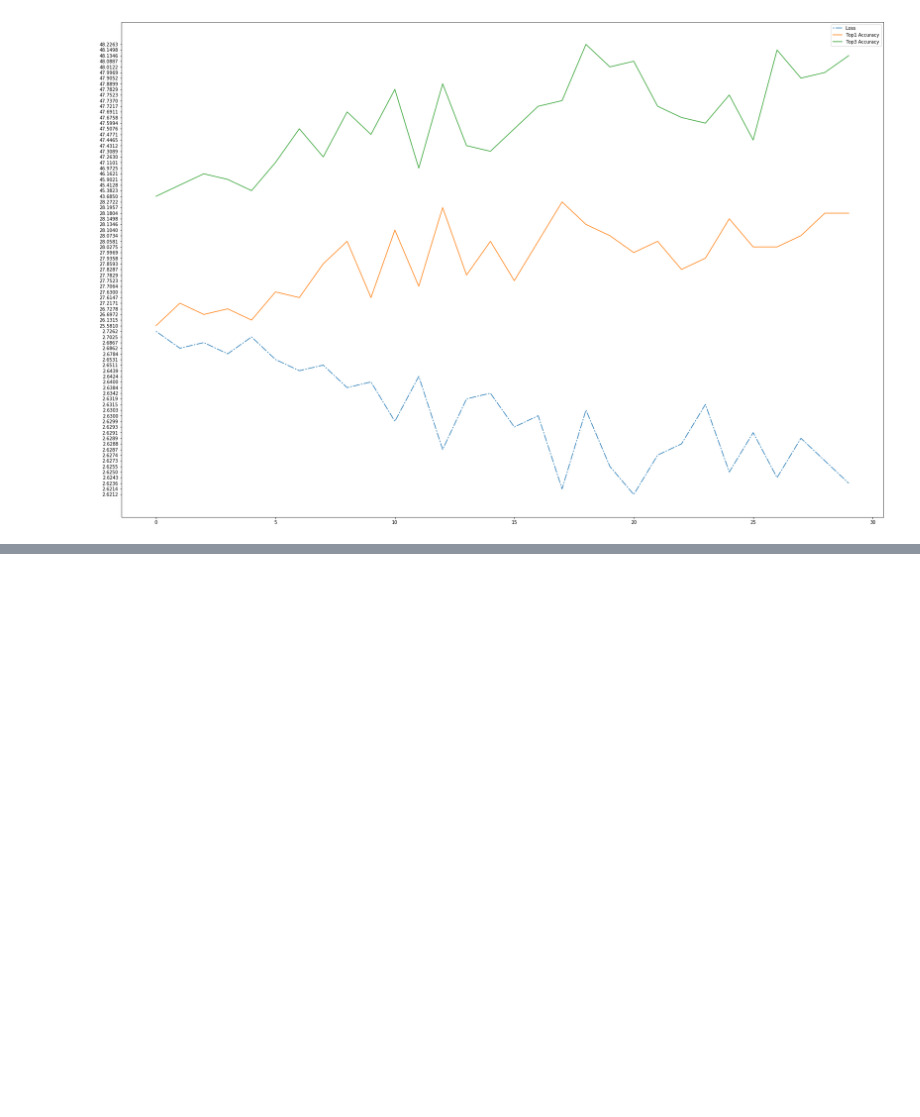
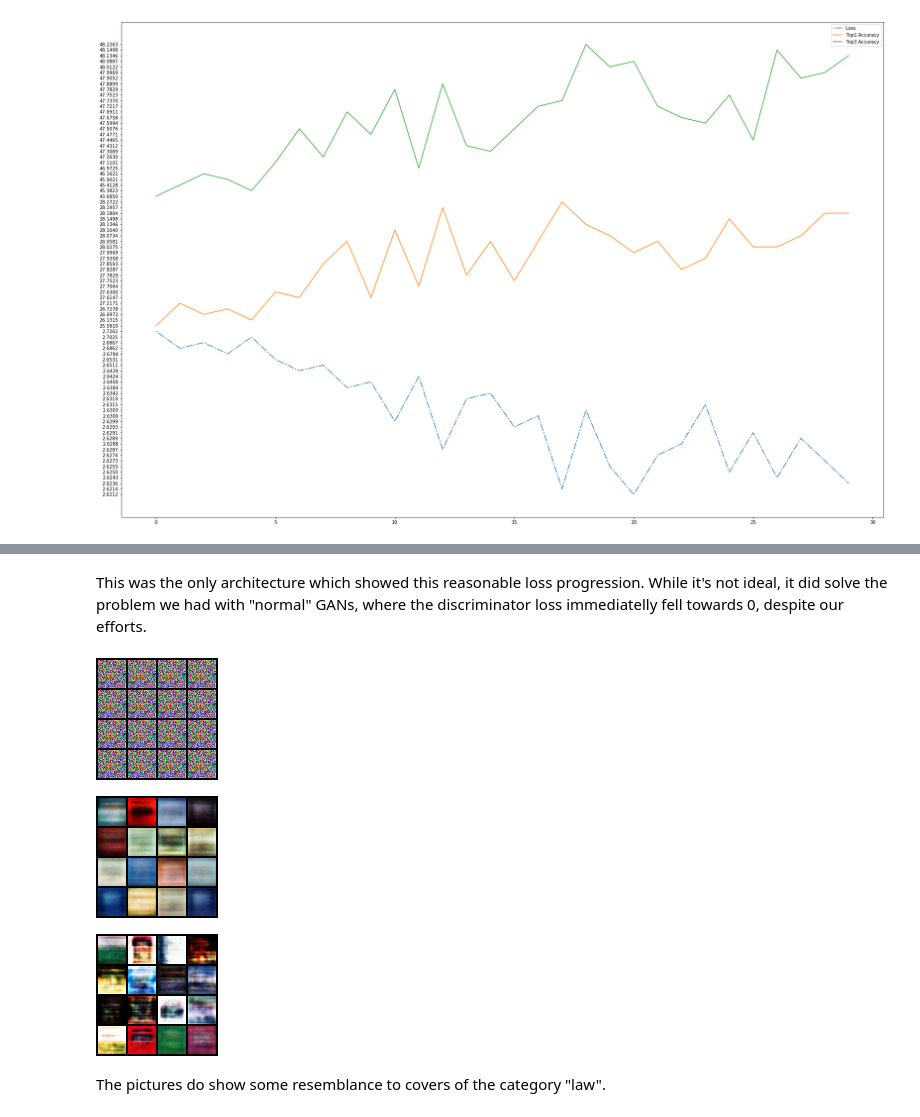
Before and after one commit to ste-jon/ATML19, a Jupyter notebook: Documentation Project ATML Group 6.ipynb, the cells around one changed output, grey strips where cells are left out. Drawn from its saved outputs; the diff is of its cells as text; code cells hidden in the pictures; blank space fills up the shorter version.

```diff
--- a/Documentation Project ATML Group 6.ipynb
+++ b/Documentation Project ATML Group 6.ipynb
@@ -148,0 +240,26 @@ Top 3 accuracy: alexnet:48.5780, alexnet normalized:42.2076, densenet:51.4878, d
+# %% [markdown]
+This was the only architecture which showed this reasonable loss progression. While it's not ideal, it did solve the problem we had with "normal" GANs, where the discriminator loss immediatelly fell towards 0, despite our efforts.
+# %%
+# show some created images
+# Show image
+from IPython.display import display
+from PIL import Image
+
+# start of training
+path=savedir_gan+"0.png"
+display(Image.open(path))
+
+# very early stages
+path=savedir_gan+"3200.png"
+display(Image.open(path))
+
+# towards the end
+# makes slightly more sense, still blurry and not ideal
+path=savedir_gan+"50400.png"
+display(Image.open(path))
+# %% [output]
+[figure, added]
+[figure, added]
+[figure, added]
+# %% [markdown]
+The pictures do show some resemblance to covers of the category "law".
```
Also changed, not shown: parts of 7 cells of this notebook, 1 other file.
